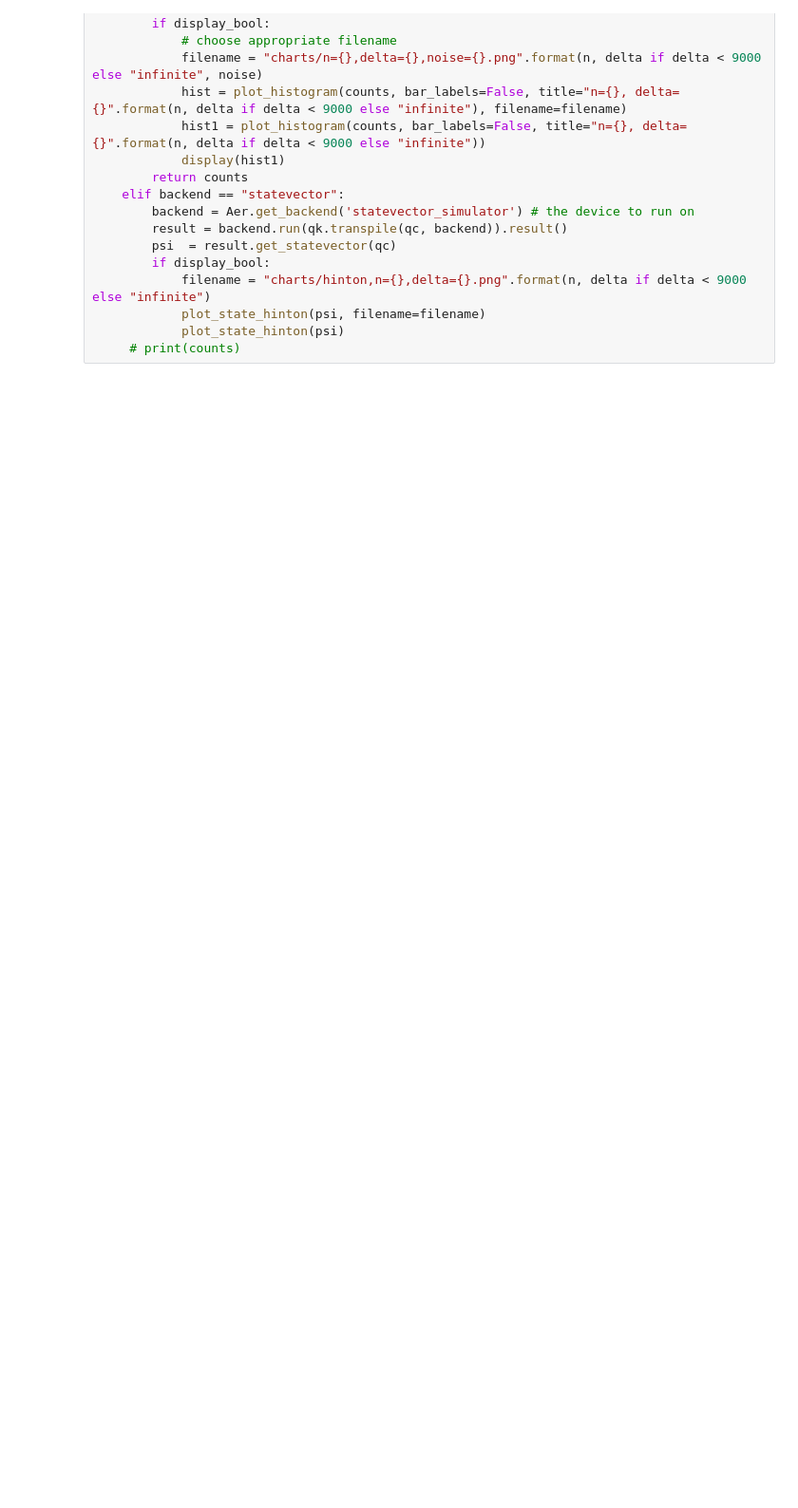
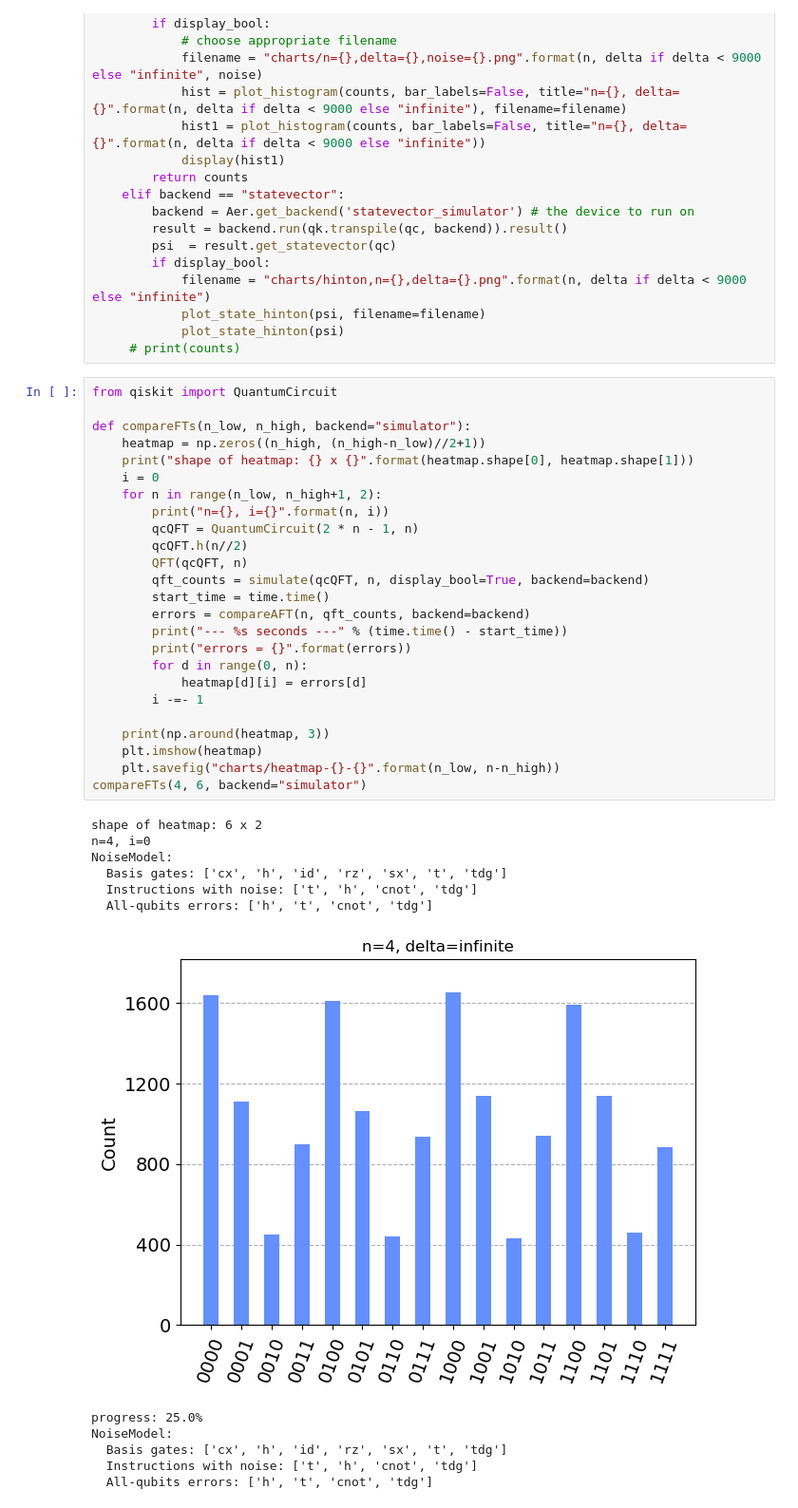
Before and after one commit to JuliuszSyrewicz/quantumFactorization, a Jupyter notebook: QFT.ipynb, the cells around one changed output. Shown at 95% size. Drawn from its saved outputs; the diff is of its cells as text; blank space fills up the shorter version.

Commit message:
Added charts for experiment results and separate functions that make the gates noisy or remove unneccesarily precise phase shift gates

```diff
--- a/QFT.ipynb
+++ b/QFT.ipynb
@@ -102,3 +131,41 @@ def simulate(qc, n, reps=2**14, display_bool=False, delta=10000, backend="simula
             plot_state_hinton(psi, filename=filename)
             plot_state_hinton(psi)
      # print(counts)
+# %%
+from qiskit import QuantumCircuit
+
+def compareFTs(n_low, n_high, backend="simulator"):
+    heatmap = np.zeros((n_high, (n_high-n_low)//2+1))
+    print("shape of heatmap: {} x {}".format(heatmap.shape[0], heatmap.shape[1]))
+    i = 0
+    for n in range(n_low, n_high+1, 2):
+        print("n={}, i={}".format(n, i))
+        qcQFT = QuantumCircuit(2 * n - 1, n)
+        qcQFT.h(n//2)
+        QFT(qcQFT, n)
+        qft_counts = simulate(qcQFT, n, display_bool=True, backend=backend)
+        start_time = time.time()
+        errors = compareAFT(n, qft_counts, backend=backend)
+        print("--- %s seconds ---" % (time.time() - start_time))
+        print("errors = {}".format(errors))
+        for d in range(0, n):
+            heatmap[d][i] = errors[d]
+        i -=- 1
+
+    print(np.around(heatmap, 3))
+    plt.imshow(heatmap)
+    plt.savefig("charts/heatmap-{}-{}".format(n_low, n-n_high))
+compareFTs(4, 6, backend="simulator")
+# %% [output]
+shape of heatmap: 6 x 2
+n=4, i=0
+NoiseModel:
+  Basis gates: ['cx', 'h', 'id', 'rz', 'sx', 't', 'tdg']
+  Instructions with noise: ['t', 'h', 'cnot', 'tdg']
+  All-qubits errors: ['h', 't', 'cnot', 'tdg']
+[figure, added]
+progress: 25.0%
+NoiseModel:
+  Basis gates: ['cx', 'h', 'id', 'rz', 'sx', 't', 'tdg']
+  Instructions with noise: ['t', 'h', 'cnot', 'tdg']
+  All-qubits errors: ['h', 't', 'cnot', 'tdg']
```
Also changed, not shown: parts of 3 cells of this notebook, 1 other file.
